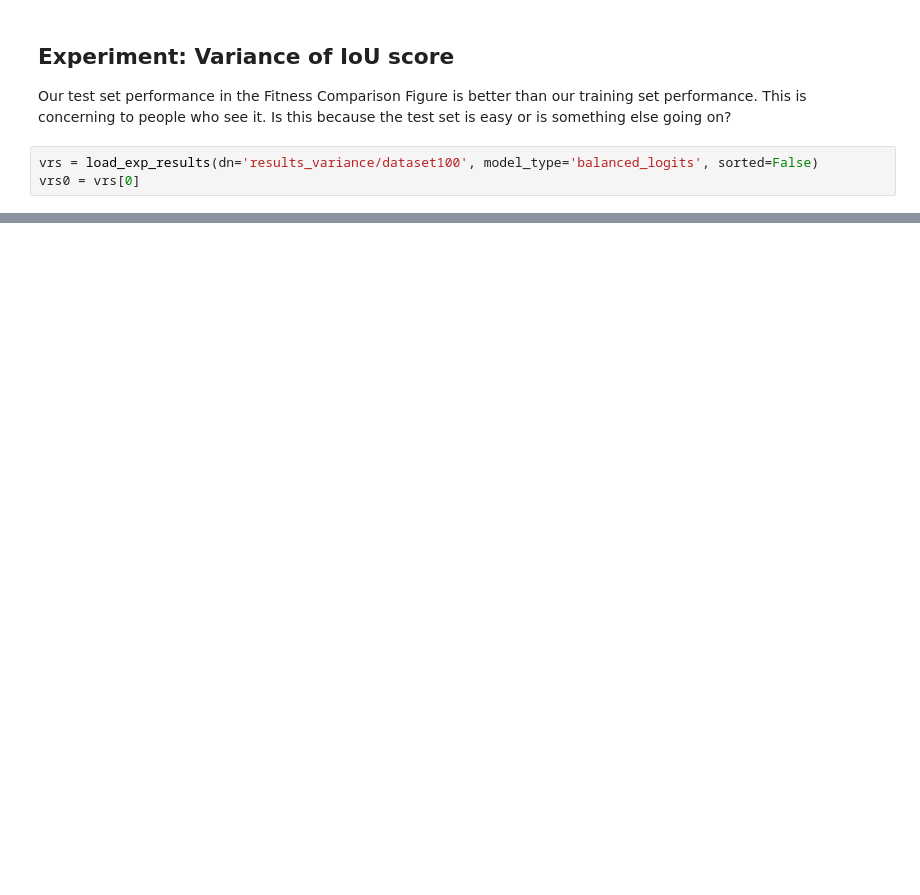
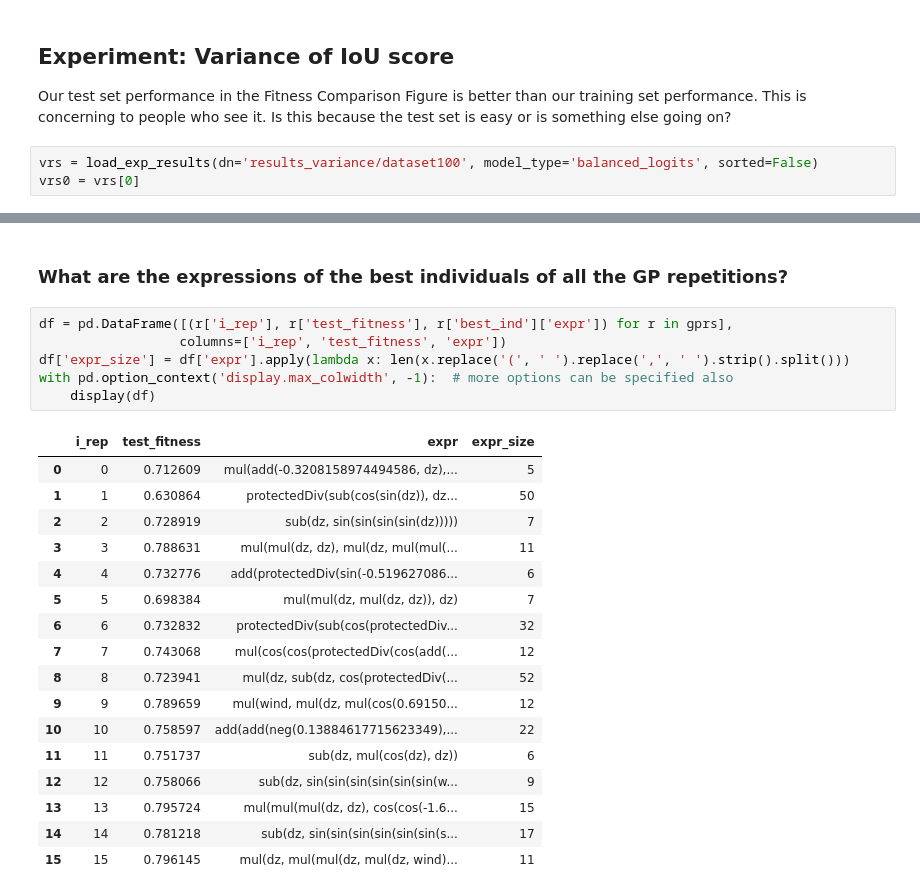
Before and after one commit to maxfieldEland/EC_2019_FinalProject, a Jupyter notebook: figures_notebook_2.ipynb, the cells around one changed output, grey strips where cells are left out. Drawn from its saved outputs; the diff is of its cells as text; blank space fills up the shorter version.

```diff
--- a/figures_notebook_2.ipynb
+++ b/figures_notebook_2.ipynb
@@ -460,0 +473,26 @@ plt.show()
+# %% [markdown]
+### What are the expressions of the best individuals of all the GP repetitions?
+# %%
+df = pd.DataFrame([(r['i_rep'], r['test_fitness'], r['best_ind']['expr']) for r in gprs],
+                  columns=['i_rep', 'test_fitness', 'expr'])
+df['expr_size'] = df['expr'].apply(lambda x: len(x.replace('(', ' ').replace(',', ' ').strip().split()))
+with pd.option_context('display.max_colwidth', -1):  # more options can be specified also
+    display(df)
+# %% [output]
+|  | i_rep | test_fitness | expr | expr_size |
+| 0 | 0 | 0.712609 | mul(add(-0.3208158974494586, dz),... | 5 |
+| 1 | 1 | 0.630864 | protectedDiv(sub(cos(sin(dz)), dz... | 50 |
+| 2 | 2 | 0.728919 | sub(dz, sin(sin(sin(sin(dz))))) | 7 |
+| 3 | 3 | 0.788631 | mul(mul(dz, dz), mul(dz, mul(mul(... | 11 |
+| 4 | 4 | 0.732776 | add(protectedDiv(sin(-0.519627086... | 6 |
+| 5 | 5 | 0.698384 | mul(mul(dz, mul(dz, dz)), dz) | 7 |
+| 6 | 6 | 0.732832 | protectedDiv(sub(cos(protectedDiv... | 32 |
+| 7 | 7 | 0.743068 | mul(cos(cos(protectedDiv(cos(add(... | 12 |
+| 8 | 8 | 0.723941 | mul(dz, sub(dz, cos(protectedDiv(... | 52 |
+| 9 | 9 | 0.789659 | mul(wind, mul(dz, mul(cos(0.69150... | 12 |
+| 10 | 10 | 0.758597 | add(add(neg(0.13884617715623349),... | 22 |
+| 11 | 11 | 0.751737 | sub(dz, mul(cos(dz), dz)) | 6 |
+| 12 | 12 | 0.758066 | sub(dz, sin(sin(sin(sin(sin(sin(w... | 9 |
+| 13 | 13 | 0.795724 | mul(mul(mul(dz, dz), cos(cos(-1.6... | 15 |
+| 14 | 14 | 0.781218 | sub(dz, sin(sin(sin(sin(sin(sin(s... | 17 |
+| 15 | 15 | 0.796145 | mul(dz, mul(mul(dz, mul(dz, wind)... | 11 |
```
Also changed, not shown: parts of 14 cells of this notebook, 1 other file.
